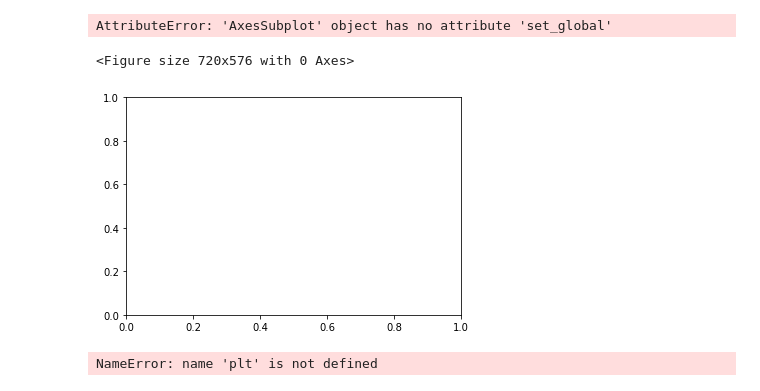
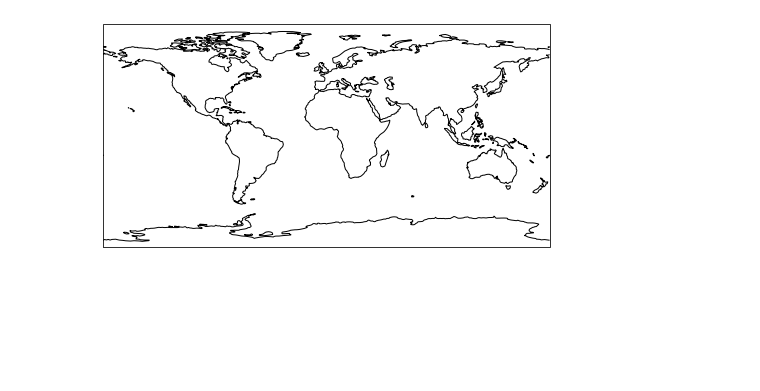
Before and after one commit to PBrockmann/PANGAEA_Scraping, a Jupyter notebook: PANGAEA_map_histo_01.ipynb, the cells around one changed output. Saved outputs shown, nothing was run; the diff lists cells and outputs as text; code cells hidden in the pictures; blank space fills up the shorter version.

```diff
--- a/PANGAEA_map_histo_01.ipynb
+++ b/PANGAEA_map_histo_01.ipynb
@@ -8,33 +8,17 @@ import cartopy.crs as crs
 import cartopy.feature as cfeature
-# %%
-fig = plt.figure(figsize=(10,8))
-
-fig, ax = plt.subplots()
-
-ax.set_global()
-
-ax.add_feature(cfeature.COASTLINE, edgecolor="tomato")
-ax.add_feature(cfeature.BORDERS, edgecolor="tomato")
-ax.gridlines()
-
-plt.show()
-# %% [output]
-AttributeError: 'AxesSubplot' object has no attribute 'set_global'
-<Figure size 720x576 with 0 Axes>
-[figure, removed]
 # %%
 import cartopy.crs as crs
 import cartopy.feature as cfeature
 
 fig = plt.figure(figsize=(8,6))
 
-ax = fig.add_subplot(1,1,1, projection=crs.PlateCarree())
+ax = fig.add_subplot(1,1,1, projection=ccrs.PlateCarree())
 
-#ax.add_feature(cfeature.COASTLINE)
+ax.add_feature(cfeature.COASTLINE)
 
 plt.show()
 # %% [output]
-NameError: name 'plt' is not defined
+[figure, added]
 # %%
 import cartopy.crs as ccrs
 import matplotlib.pyplot as plt
```
Also changed, not shown: parts of 8 cells of this notebook, 1 other file.
